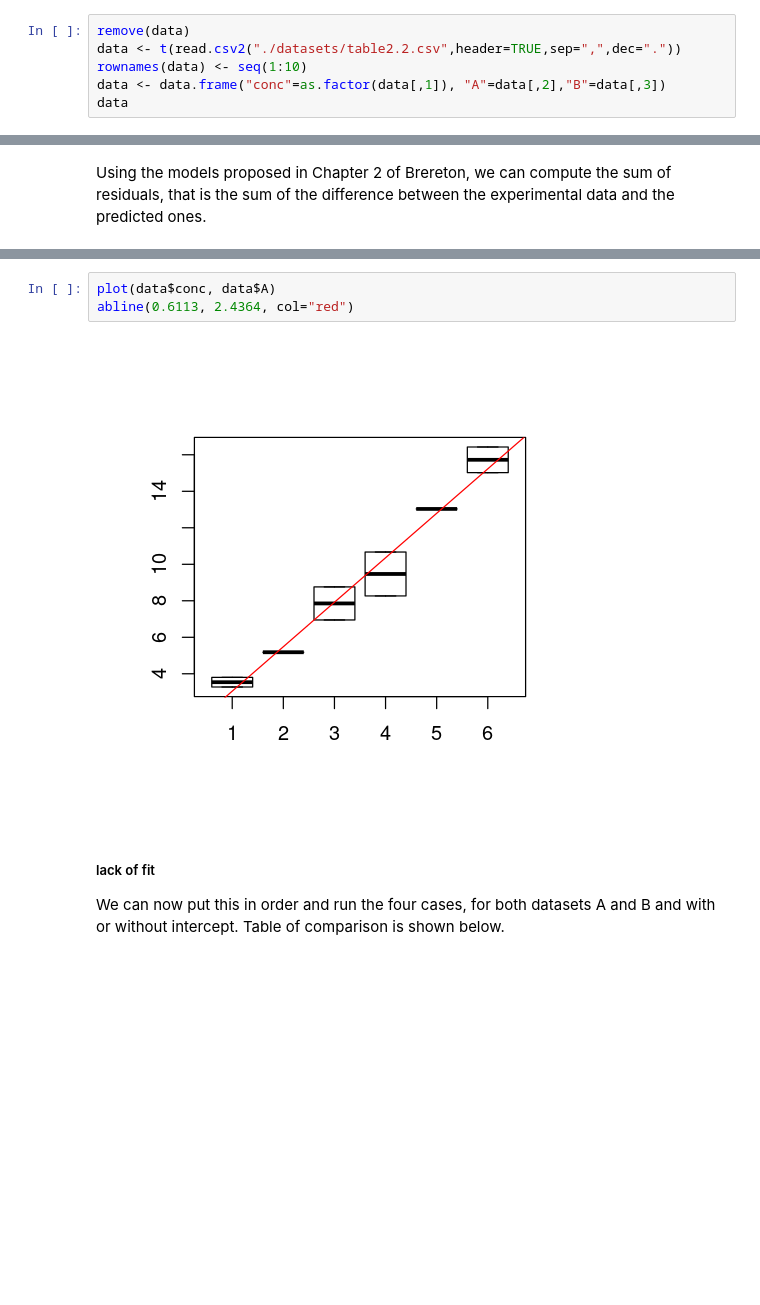
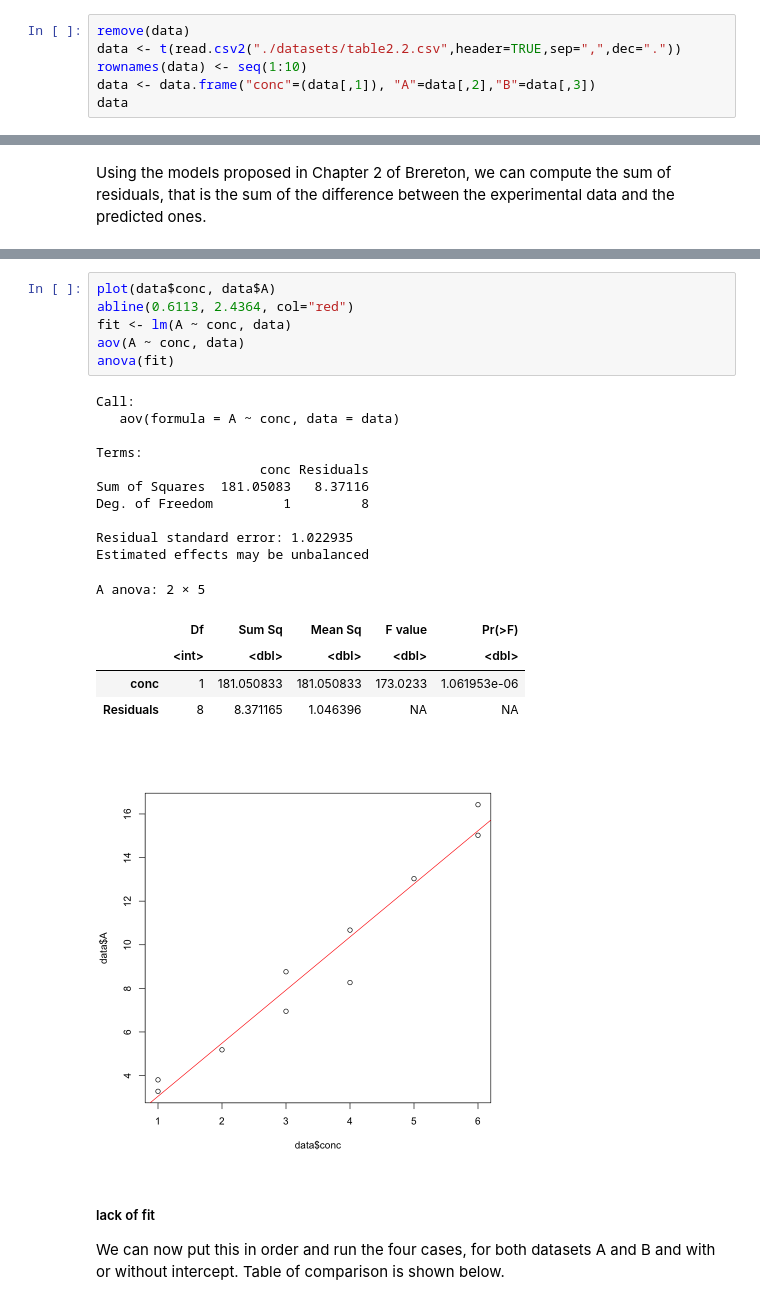
Before and after one commit to jwist/chemometrics, a Jupyter notebook: 3_chemometrics_linearRegression.ipynb, the cells around one changed output, grey strips where cells are left out. Saved outputs shown, nothing was run; the diff lists cells and outputs as text; blank space fills up the shorter version.

```diff
--- a/3_chemometrics_linearRegression.ipynb
+++ b/3_chemometrics_linearRegression.ipynb
@@ -207,7 +210,7 @@ Putting this altogether in something nicer, it gives:
 remove(data)
 data <- t(read.csv2("./datasets/table2.2.csv",header=TRUE,sep=",",dec="."))
 rownames(data) <- seq(1:10)
-data <- data.frame("conc"=as.factor(data[,1]), "A"=data[,2],"B"=data[,3])
+data <- data.frame("conc"=(data[,1]), "A"=data[,2],"B"=data[,3])
 data
 # %% [output]
 Warning message in read.table(file = file, header = header, sep = sep, quote = quote, :
@@ -308,8 +325,26 @@ result["F"] <- (S_lackOfFit / D) / (S_replicate / R); result["F"]
 # %%
 plot(data$conc, data$A)
 abline(0.6113, 2.4364, col="red")
+fit <- lm(A ~ conc, data)
+aov(A ~ conc, data)
+anova(fit)
 # %% [output]
+Call:
+   aov(formula = A ~ conc, data = data)
+
+Terms:
+                     conc Residuals
+Sum of Squares  181.05083   8.37116
+Deg. of Freedom         1         8
+
+Residual standard error: 1.022935
+Estimated effects may be unbalanced
+A anova: 2 × 5
+|  | Df | Sum Sq | Mean Sq | F value | Pr(>F) |
+|  | <int> | <dbl> | <dbl> | <dbl> | <dbl> |
+| conc | 1 | 181.050833 | 181.050833 | 173.0233 | 1.061953e-06 |
+| Residuals | 8 | 8.371165 | 1.046396 | NA | NA |
-[figure, old version]
+[figure, new version]
 # %% [markdown]
 ##### lack of fit
 
```
Also changed, not shown: parts of 25 cells of this notebook, 20 other files.
